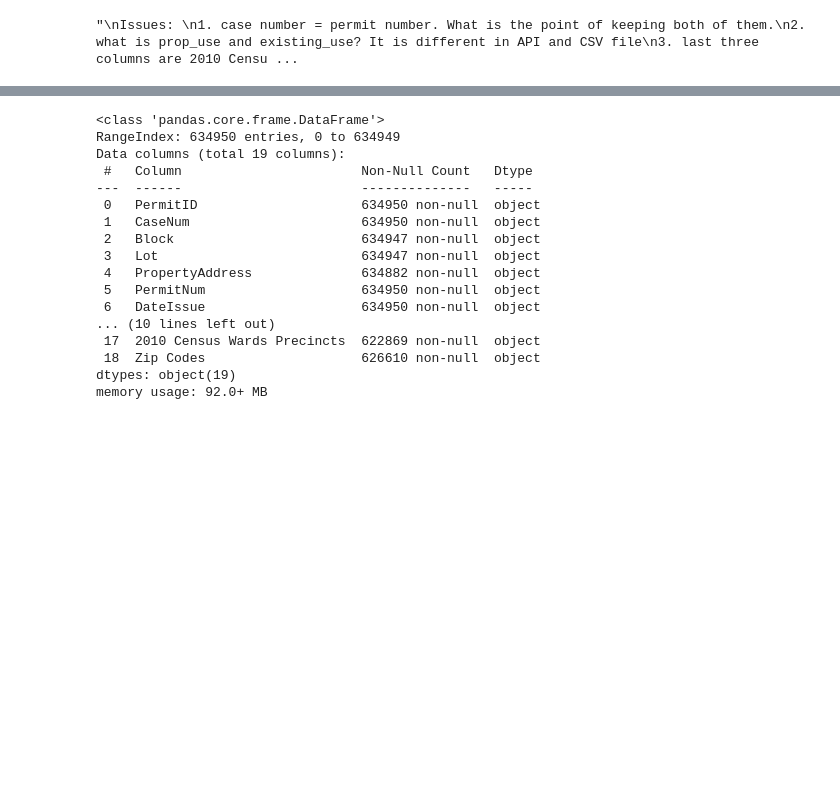
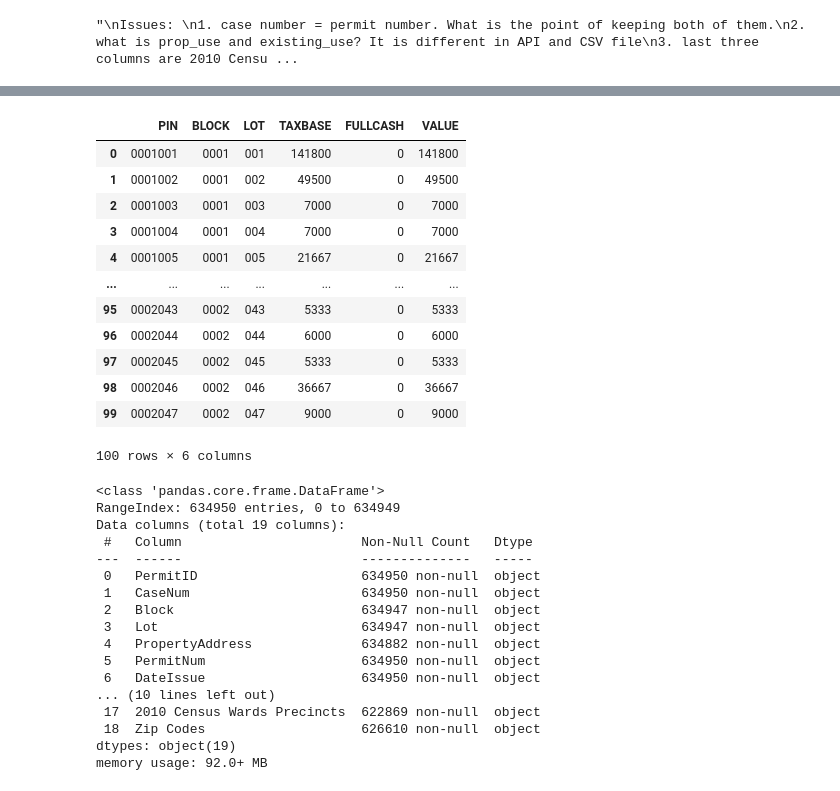
Before and after one commit to Gramir10/Construction-Permit-Text-Analysis, a Jupyter notebook: CPTA_project.ipynb, the cells around one changed output, grey strips where cells are left out. Saved outputs shown, nothing was run; the diff lists cells and outputs as text; code cells hidden in the pictures; blank space fills up the shorter version.

Commit message:
Update value data

```diff
--- a/CPTA_project.ipynb
+++ b/CPTA_project.ipynb
@@ -29,0 +30,3 @@ Issues:
+# %%
+# Get the price data
+house_price_raw = pd.read_excel('RealProp_4_28_20.xlsx')
@@ -30,3 +53,21 @@ Issues:
+# %%
+house_price_filter = house_price_raw.filter(items = ['PIN','BLOCK','LOT','TAXBASE','FULLCASH'])
+house_price_filter['VALUE'] = house_price_filter['TAXBASE'] + house_price_filter['FULLCASH']
+house_price_filter.head(100)
+# %% [output]
+|  | PIN | BLOCK | LOT | TAXBASE | FULLCASH | VALUE |
+| 0 | 0001001 | 0001 | 001 | 141800 | 0 | 141800 |
+| 1 | 0001002 | 0001 | 002 | 49500 | 0 | 49500 |
+| 2 | 0001003 | 0001 | 003 | 7000 | 0 | 7000 |
+| 3 | 0001004 | 0001 | 004 | 7000 | 0 | 7000 |
+| 4 | 0001005 | 0001 | 005 | 21667 | 0 | 21667 |
+| ... | ... | ... | ... | ... | ... | ... |
+| 95 | 0002043 | 0002 | 043 | 5333 | 0 | 5333 |
+| 96 | 0002044 | 0002 | 044 | 6000 | 0 | 6000 |
+| 97 | 0002045 | 0002 | 045 | 5333 | 0 | 5333 |
+| 98 | 0002046 | 0002 | 046 | 36667 | 0 | 36667 |
+| 99 | 0002047 | 0002 | 047 | 9000 | 0 | 9000 |
+100 rows × 6 columns
 # %%
 house_permit_from_file = pd.read_csv('Housing_Permits.csv',dtype = 'unicode')
 house_permit_from_file.info()
```
Also changed, not shown: parts of 24 cells of this notebook, 1 other file.
